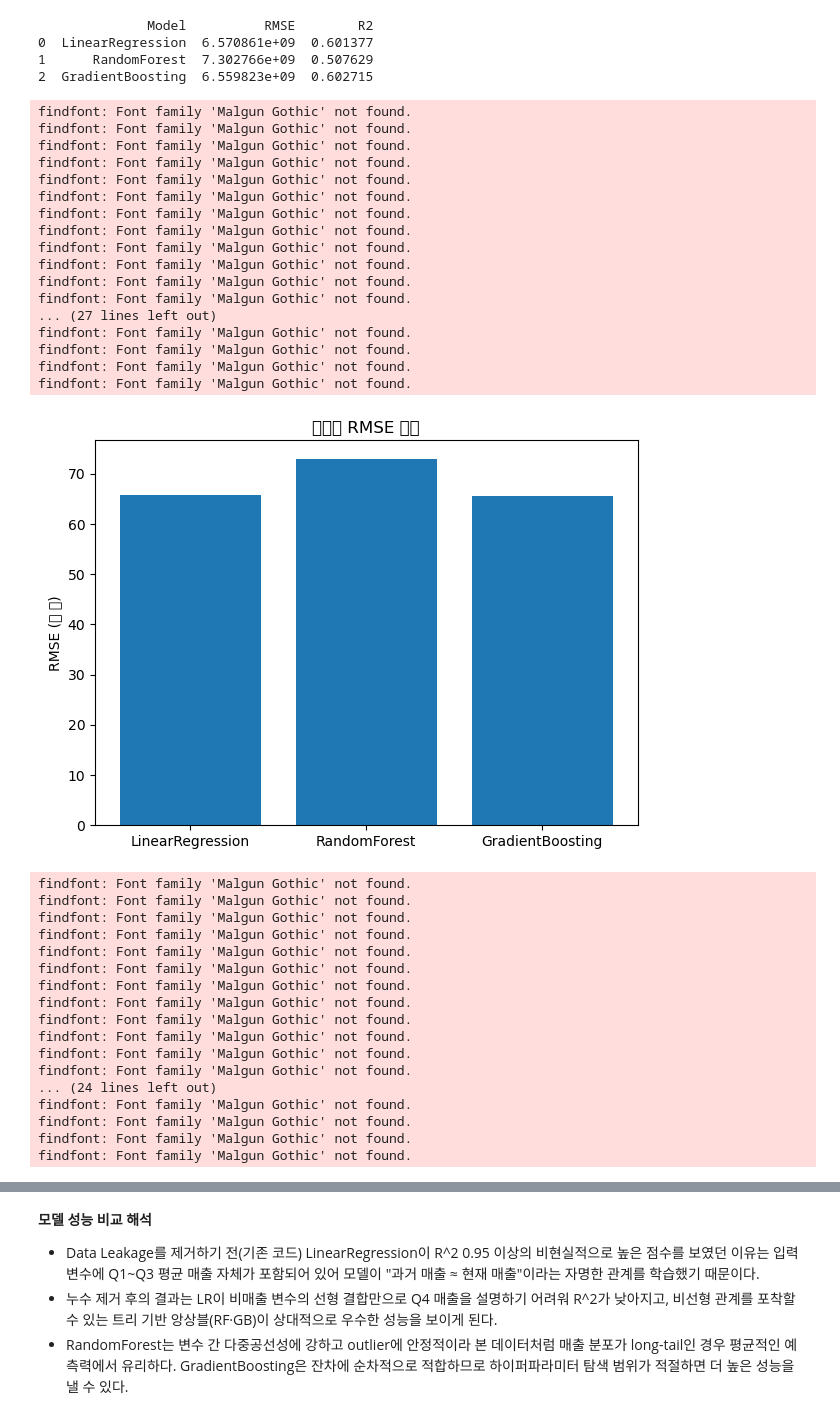
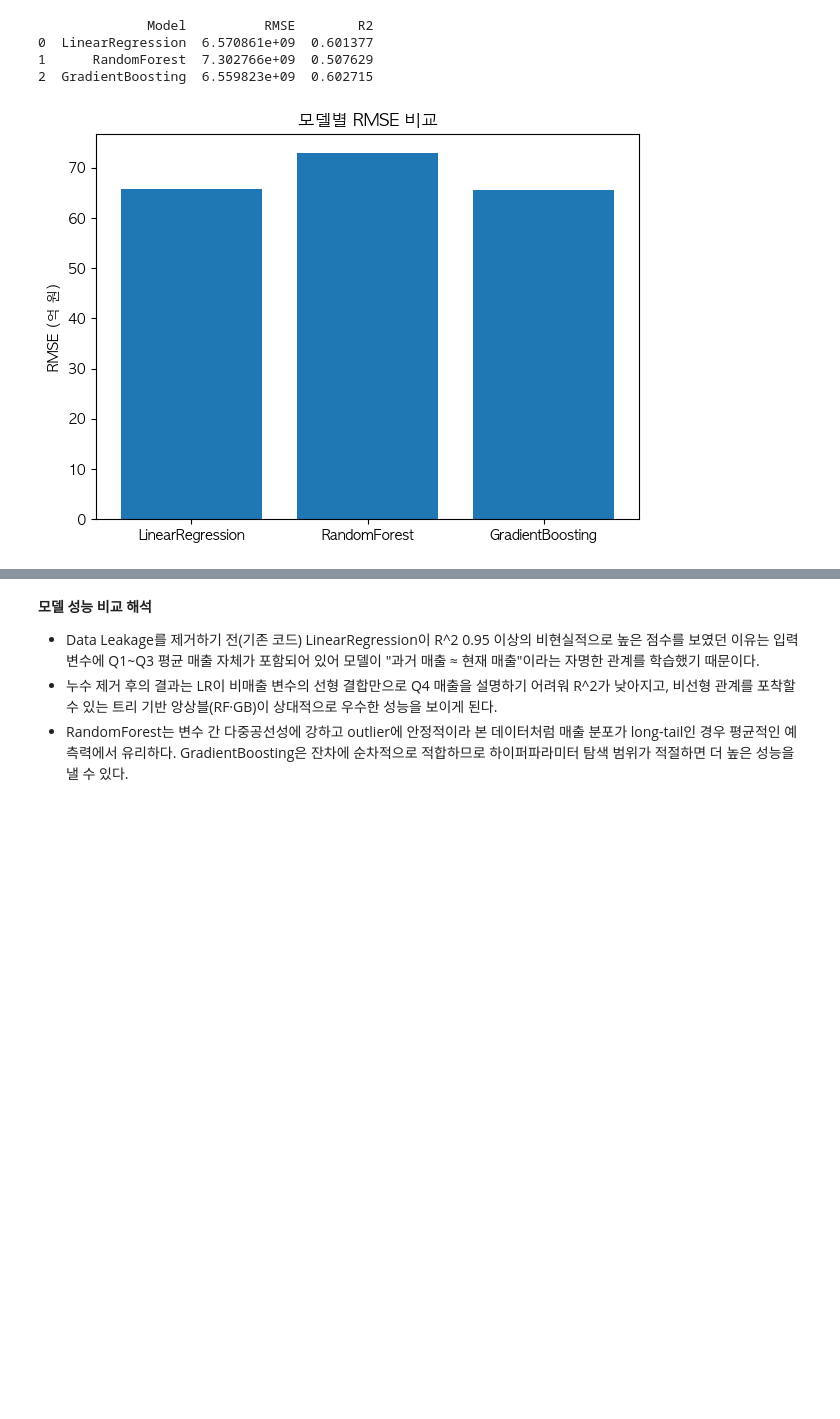
Before and after one commit to angry-cat55/datamining-final-exam, a Jupyter notebook: final_project(modified).ipynb, the cells around one changed output, grey strips where cells are left out. Drawn from its saved outputs; the diff is of its cells as text; code cells hidden in the pictures; blank space fills up the shorter version.

```diff
--- a/final_project(modified).ipynb
+++ b/final_project(modified).ipynb
@@ -29,11 +15,4 @@ from sklearn.linear_model import LinearRegression
 from sklearn.metrics import mean_squared_error
 from sklearn.model_selection import GridSearchCV, train_test_split
 from sklearn.preprocessing import LabelEncoder, StandardScaler
-# %%
-plt.rcParams['font.family'] = 'Malgun Gothic'
-plt.rcParams['axes.unicode_minus'] = False
-# 축 라벨이 1e8, 1e12 같은 지수 표기로 표시되지 않도록 전역 설정
-plt.rcParams['axes.formatter.useoffset'] = False
-plt.rcParams['axes.formatter.use_mathtext'] = False
-plt.rcParams['axes.formatter.limits'] = [-99, 99]
 # %% [markdown]
@@ -372,7 +311,7 @@ food_pivot = (
     .groupby(['기준_년분기_코드', '서비스_업종_코드_명'])['당월_매출_금액']
     .sum()
     .unstack(fill_value=0)
-) / 1e12
+) / 1000000000000
 
 # 시각화
 food_pivot.plot(kind='bar', stacked=True, figsize=(12, 6))
@@ -581,7 +486,7 @@ plt.figure(figsize=(8, 6))
 for c in df_model['cluster'].unique():
     mask = df_model['cluster'] == c
     plt.scatter(
-        df_model.loc[mask, '총_유동인구_수'] / 1e4,
+        df_model.loc[mask, '총_유동인구_수'] / 10000,
         df_model.loc[mask, '점포_수'],
         alpha=0.4, s=10, label=f'Cluster {c}'
     )
@@ -856,60 +735,22 @@ print(results_df)
 2  GradientBoosting  6.559823e+09  0.602715
 # %%
 # 데이터 스케일링 (1억 원 단위)
-rmse_eok = results_df['RMSE'] / 1e8
+rmse_eok = results_df['RMSE'] / 100000000
 
-# --------------------------------------------------
 # 첫 번째 그래프: 모델별 RMSE 비교
-# --------------------------------------------------
 plt.figure(figsize=(7, 5))
 plt.bar(results_df['Model'], rmse_eok)
 plt.title('모델별 RMSE 비교')
 plt.ylabel('RMSE (억 원)')
-# 텍스트 주석(text) 추가는 교안 밖이므로 생략합니다.
+
 plt.show()
 
-# --------------------------------------------------
 # 두 번째 그래프: 모델별 R^2 비교
-# --------------------------------------------------
 plt.figure(figsize=(7, 5))
 plt.bar(results_df['Model'], results_df['R2'])
 plt.title('모델별 R^2 비교')
 plt.ylabel('R^2')
-# ylim 고정 및 텍스트 주석 추가는 교안 밖이므로 생략합니다.
+
 plt.show()
 # %% [output]
-findfont: Font family 'Malgun Gothic' not found.
-findfont: Font family 'Malgun Gothic' not found.
-findfont: Font family 'Malgun Gothic' not found.
-findfont: Font family 'Malgun Gothic' not found.
-findfont: Font family 'Malgun Gothic' not found.
-findfont: Font family 'Malgun Gothic' not found.
-findfont: Font family 'Malgun Gothic' not found.
-findfont: Font family 'Malgun Gothic' not found.
-findfont: Font family 'Malgun Gothic' not found.
-findfont: Font family 'Malgun Gothic' not found.
-findfont: Font family 'Malgun Gothic' not found.
-findfont: Font family 'Malgun Gothic' not found.
-... (27 lines left out)
-findfont: Font family 'Malgun Gothic' not found.
-findfont: Font family 'Malgun Gothic' not found.
-findfont: Font family 'Malgun Gothic' not found.
-findfont: Font family 'Malgun Gothic' not found.
-[figure, old version]
+[figure, new version]
-findfont: Font family 'Malgun Gothic' not found.
-findfont: Font family 'Malgun Gothic' not found.
-findfont: Font family 'Malgun Gothic' not found.
-findfont: Font family 'Malgun Gothic' not found.
-findfont: Font family 'Malgun Gothic' not found.
-findfont: Font family 'Malgun Gothic' not found.
-findfont: Font family 'Malgun Gothic' not found.
-findfont: Font family 'Malgun Gothic' not found.
-findfont: Font family 'Malgun Gothic' not found.
-findfont: Font family 'Malgun Gothic' not found.
-findfont: Font family 'Malgun Gothic' not found.
-findfont: Font family 'Malgun Gothic' not found.
-... (24 lines left out)
-findfont: Font family 'Malgun Gothic' not found.
-findfont: Font family 'Malgun Gothic' not found.
-findfont: Font family 'Malgun Gothic' not found.
-findfont: Font family 'Malgun Gothic' not found.
```
Also changed, not shown: parts of 23 cells of this notebook.
